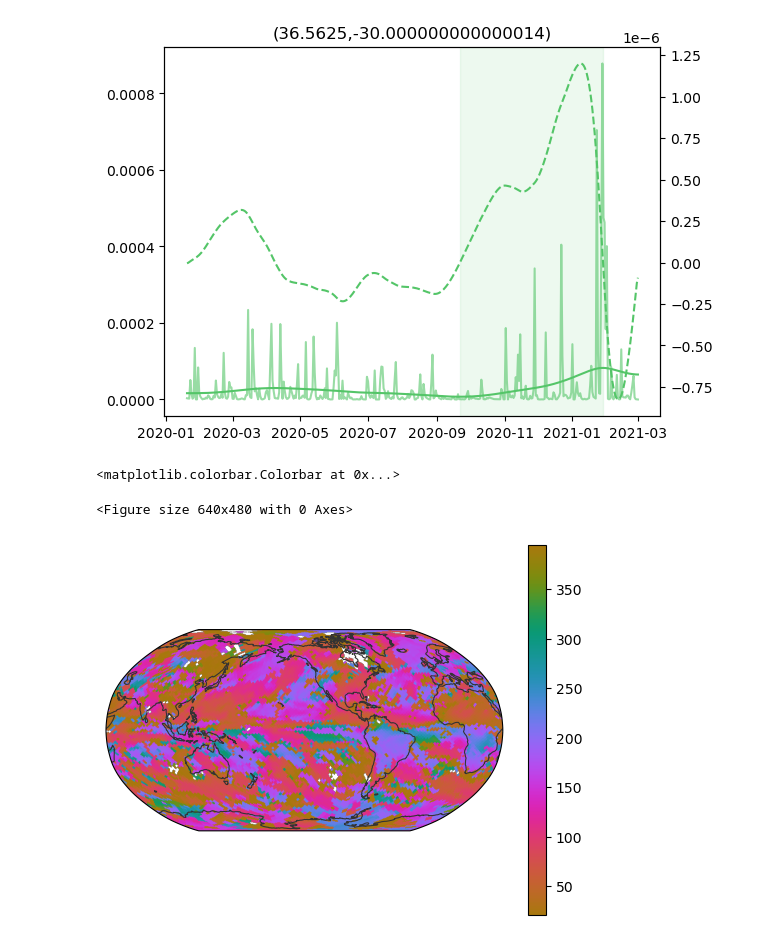
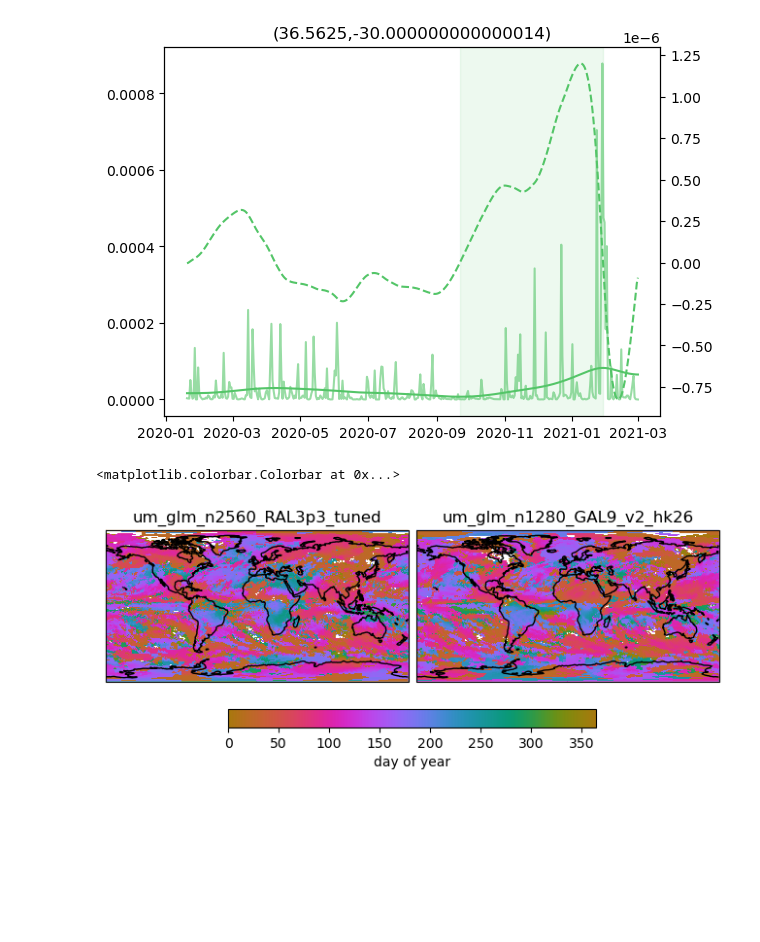
Before and after one commit to fran-morris-research/hackathon-monsoons, a Jupyter notebook: onset_identification/onset_period_visualisation.ipynb, the cells around one changed output. Saved outputs shown, nothing was run; the diff lists cells and outputs as text; code cells hidden in the pictures; blank space fills up the shorter version.

Commit message:
more plots :) #1

```diff
--- a/onset_identification/onset_period_visualisation.ipynb
+++ b/onset_identification/onset_period_visualisation.ipynb
@@ -199,13 +201,45 @@ for cell_ix in [2250]:
 # %% [output]
 [figure]
 # %%
-da = xr.open_dataarray("onset_dates/um_glm_n1280_GAL9_v2_hk26_zoom_5_first_days.nc").sel(
-    period=0
+projection = ccrs.PlateCarree()
+fig, axes = plt.subplots(
+    1,
+    2,
+    # height_ratios=[1] * len(zooms) + [0.1],
+    # figsize=(6, 10),
+    subplot_kw={"projection": projection},
+    layout="constrained",
 )
+sim="um_glm_n2560_RAL3p3_tuned"
+axes[0].coastlines()
+axes[0].set_global()
+da = xr.open_dataarray(
+    f"onset_dates/{sim}_hk26_zoom_6_first_days.nc"
+).sel(period=0)
+m=da.plot(cmap=cmo.cm.phase,vmin=0,vmax=365, ax=axes[0],add_colorbar=False)
+axes[0].set_title(sim)
 
-im=egh.healpix_show(da,cmap=cmo.cm.phase)
-plt.colorbar(im)
+sim="um_glm_n1280_GAL9_v2_hk26"
+axes[1].coastlines()
+axes[1].set_global()
+da = xr.open_dataarray(
+    f"onset_dates/{sim}_zoom_6_first_days.nc"
+).sel(period=0)
+m=da.plot(cmap=cmo.cm.phase,vmin=0,vmax=365, ax=axes[1],add_colorbar=False)
+axes[1].set_title(sim)
+
+# im=egh.healpix_show(da,cmap=cmo.cm.phase)
+# plt.colorbar(im)
+
+fig.colorbar(
+        m,
+        ax=axes.ravel().tolist(),
+        orientation="horizontal",
+        fraction=0.05,
+        pad=0.07,
+        shrink=0.7,
+        label="day of year",
+)
 # %% [output]
 <matplotlib.colorbar.Colorbar at 0x...>
-<Figure size 640x480 with 0 Axes>
-[figure, old version]
+[figure, new version]
```
Also changed, not shown: parts of 8 cells of this notebook, 1 other file.
